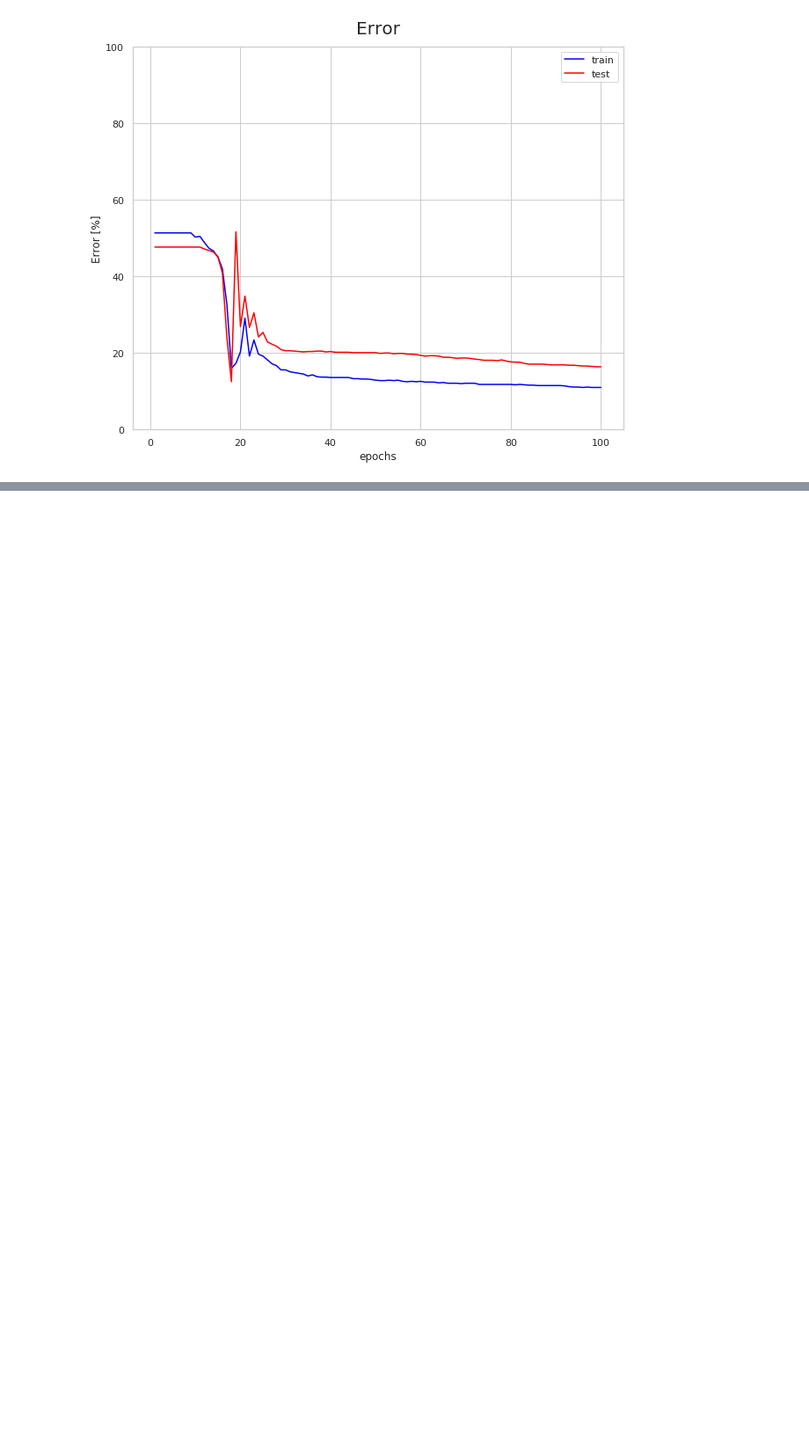
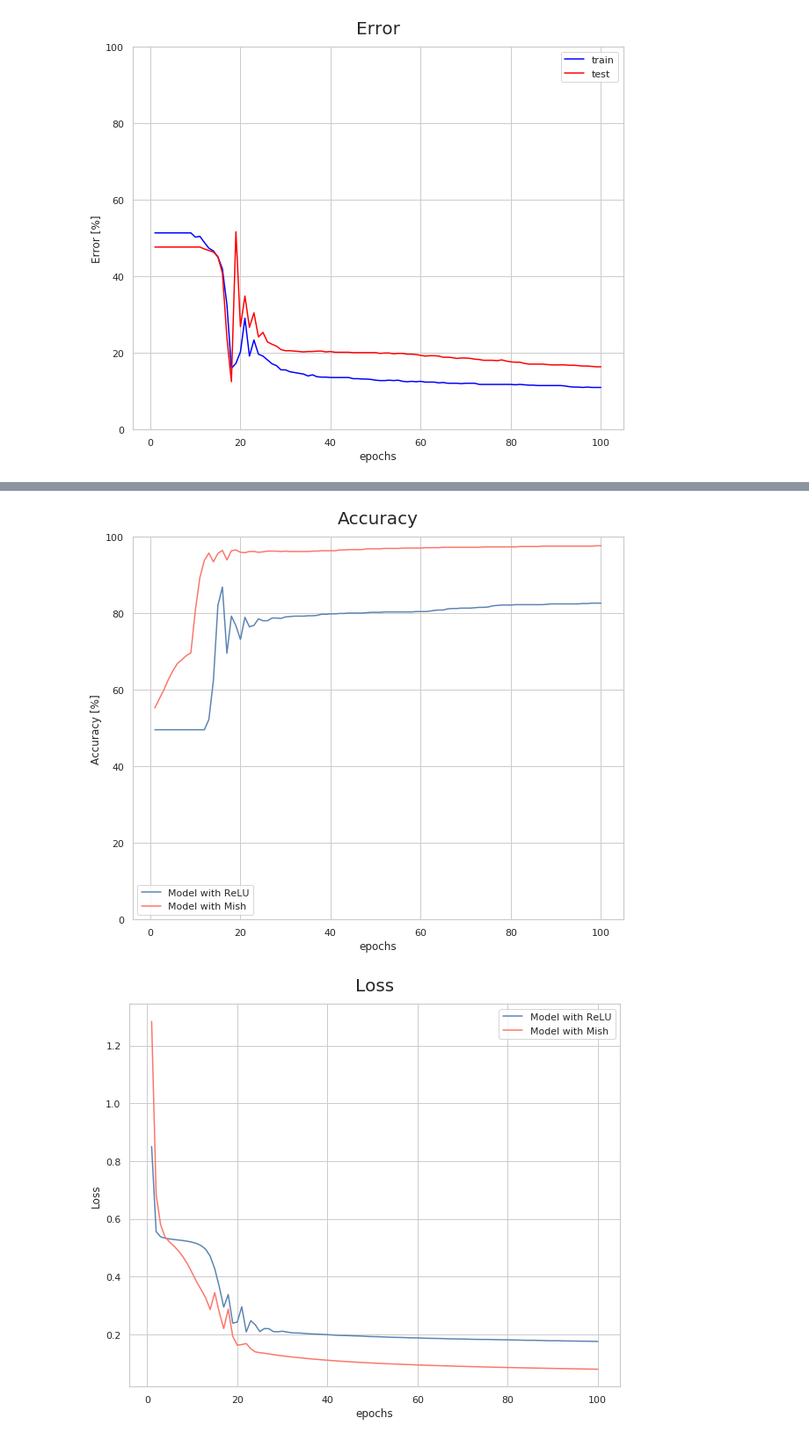
Before and after one commit to INFOPAUL/DeepLearning_Proj2, a Jupyter notebook: plots.ipynb, the cells around one changed output, grey strips where cells are left out. Shown at 88% size. Cells and saved outputs as stored; diff of their text form; code cells hidden in the pictures; blank space fills up the shorter version.

```diff
--- a/plots.ipynb
+++ b/plots.ipynb
@@ -234,0 +295,26 @@ ax.legend();
+# %%
+fig, ax = plt.subplots(figsize=(10,8))
+sns.lineplot(np.arange(1, len(accuracies)+1), [a.item()*100 for a in accuracies], ax=ax, color="#5B84B1FF", label="Model with ReLU");
+sns.lineplot(np.arange(1, len(accuracies2)+1), [a.item()*100 for a in accuracies2], ax=ax, color="#FC766AFF", label="Model with Mish");
+#sns.lineplot(x="epoch", y="train_loss", data=df, ax=ax, color="blue", label="train");
+ax.set_xlabel("epochs");ax.set_ylabel("Accuracy [%]");ax.set_title("Accuracy", fontdict={"fontsize":20, "fontweight":1}, pad=15);
+ax.set_ylim(0,100);
+#ax.legend();
+
+fig, ax = plt.subplots(figsize=(10,8))
+sns.lineplot(np.arange(1, len(losses[::train_data.size(0)//batch_size])+1), [a.item() for a in losses[::train_data.size(0)//batch_size]], ax=ax, color="#5B84B1FF", label="Model with ReLU");
+sns.lineplot(np.arange(1, len(losses2[::train_data.size(0)//batch_size])+1), [a.item() for a in losses2[::train_data.size(0)//batch_size]], ax=ax, color="#FC766AFF", label="Model with Mish");
+#sns.lineplot(x="epoch", y="train_loss", data=df, ax=ax, color="blue", label="train");
+ax.set_xlabel("epochs");ax.set_ylabel("Loss");ax.set_title("Loss", fontdict={"fontsize":20, "fontweight":1}, pad=15);
+#ax.legend();
+
+fig, ax = plt.subplots(figsize=(10,8))
+sns.lineplot(np.arange(1, len(errors)+1), [a.item()*100 for a in errors], ax=ax, color="#5B84B1FF", label="Model with ReLU");
+sns.lineplot(np.arange(1, len(errors2)+1), [a.item()*100 for a in errors2], ax=ax, color="#FC766AFF", label="Model with Mish");
+#sns.lineplot(x="epoch", y="train_loss", data=df, ax=ax, color="blue", label="train");
+ax.set_xlabel("epochs");ax.set_ylabel("Error [%]");ax.set_title("Error", fontdict={"fontsize":20, "fontweight":1}, pad=15);
+ax.set_ylim(0,100);
+#ax.legend();
+# %% [output]
+[figure, added]
+[figure, added]
```
Also changed, not shown: parts of 12 cells of this notebook, 3 other files.
